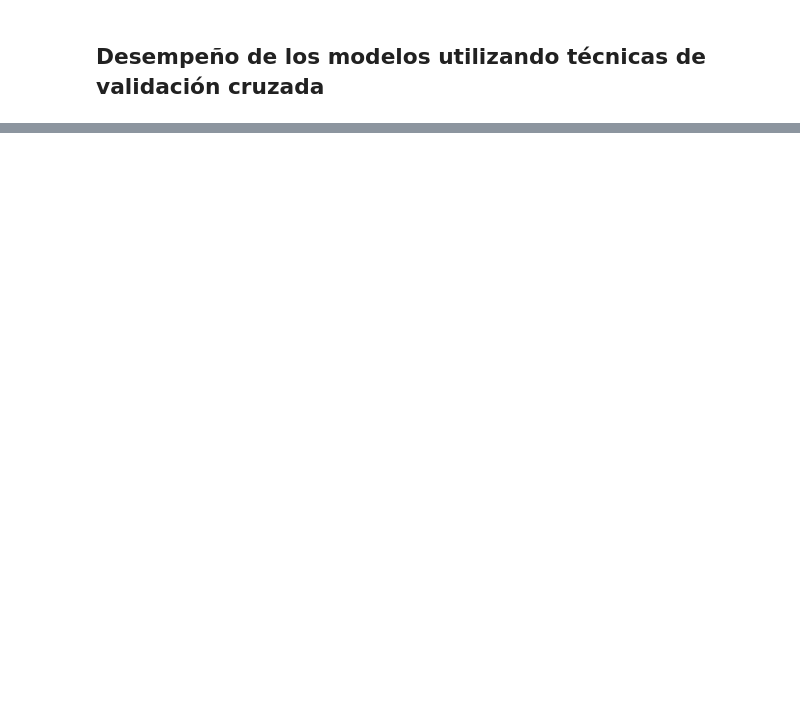
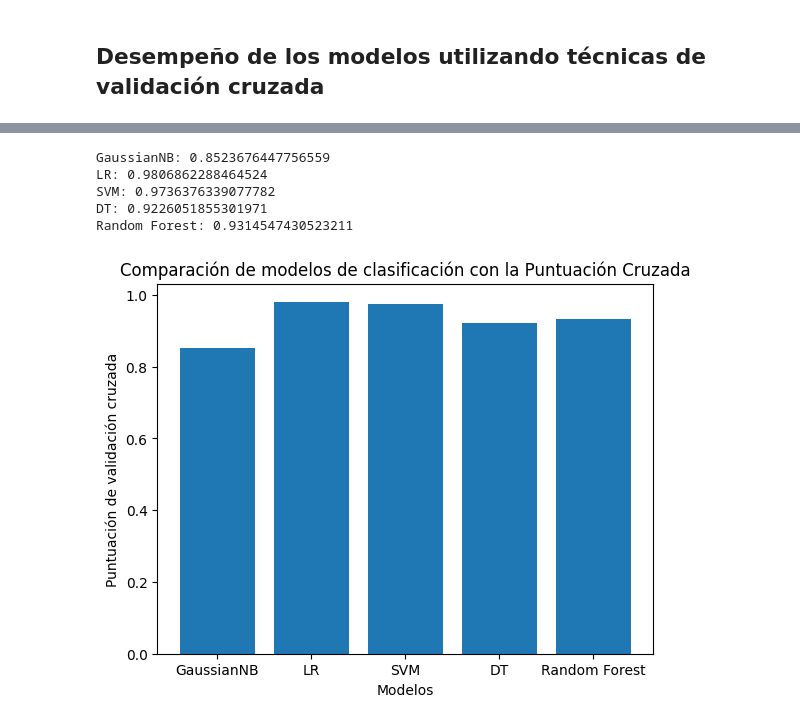
Before and after one commit to StivenVelasquez/Proyecto-Final-TS3, a Jupyter notebook: Proyecto_Aplicación_Real_Modelo_de_Pattern_Recognition.ipynb, the cells around one changed output, grey strips where cells are left out. Saved outputs shown, nothing was run; the diff lists cells and outputs as text; code cells hidden in the pictures; blank space fills up the shorter version.

```diff
--- a/Proyecto_Aplicación_Real_Modelo_de_Pattern_Recognition.ipynb
+++ b/Proyecto_Aplicación_Real_Modelo_de_Pattern_Recognition.ipynb
@@ -369,0 +672,18 @@ En función de las puntuaciones de validación cruzada, tanto la regresión log
+# %%
+# Imprimir los nombres de los modelos y las puntuaciones medias
+for model, score in zip(models, mean_scores):
+    print(model + ": " + str(score))
+
+# Graficar los resultados
+plt.bar(models, mean_scores)
+plt.xlabel('Modelos')
+plt.ylabel('Puntuación de validación cruzada')
+plt.title('Comparación de modelos de clasificación con la Puntuación Cruzada')
+plt.show()
+# %% [output]
+GaussianNB: 0.8523676447756559
+LR: 0.9806862288464524
+SVM: 0.9736376339077782
+DT: 0.9226051855301971
+Random Forest: 0.9314547430523211
+[figure, added]
```
Also changed, not shown: parts of 36 cells of this notebook.
